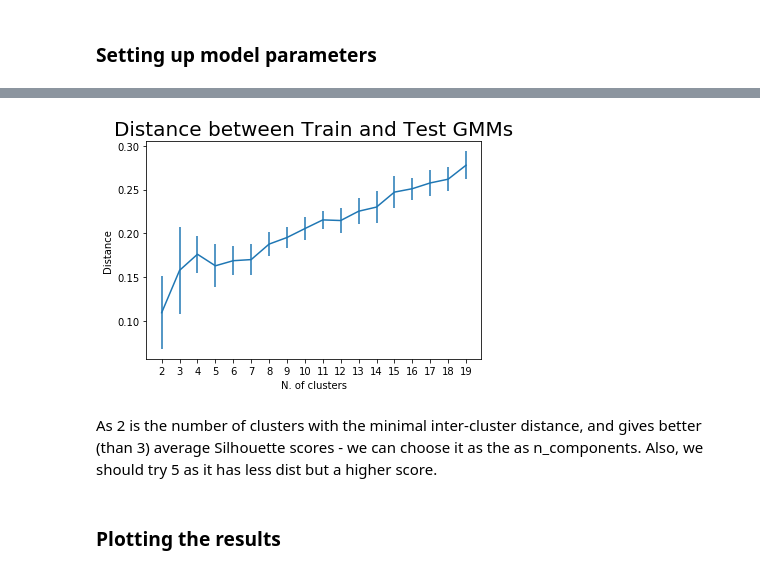
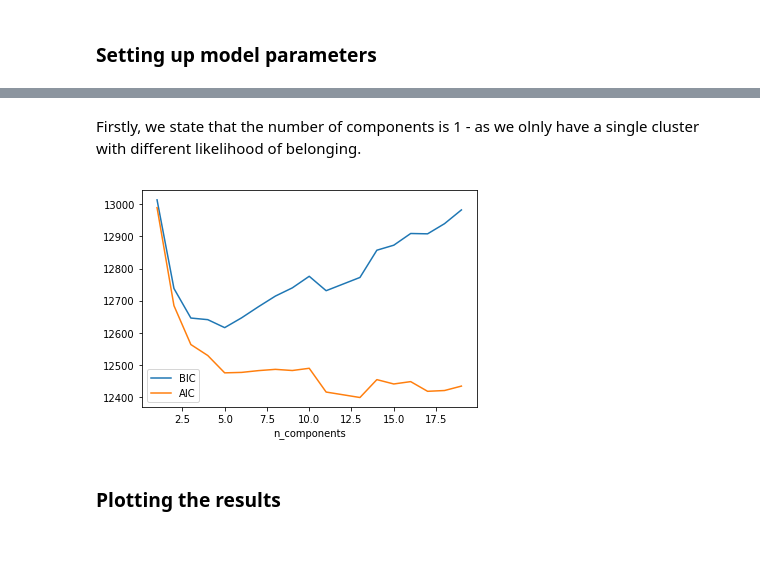
Before and after one commit to LAnastasiia/unsupervised_learning_task, a Jupyter notebook: unsupervised_learning.ipynb, the cells around one changed output, grey strips where cells are left out. Drawn from its saved outputs; the diff is of its cells as text; code cells hidden in the pictures; blank space fills up the shorter version.

```diff
--- a/unsupervised_learning.ipynb
+++ b/unsupervised_learning.ipynb
@@ -392,45 +373,0 @@ From the plot of Silhouette Score distribution for different numbers of clusters
-# %%
-# Next code from https://github.com/vlavorini/ClusterCardinality/blob/master/Cluster%20Cardinality.ipynb
-
-# Courtesy of https://stackoverflow.com/questions/26079881/kl-divergence-of-two-gmms. Here the difference is that we take the squared root, so it's a proper metric
-
-def gmm_js(gmm_p, gmm_q, n_samples=10**5):
-    X = gmm_p.sample(n_samples)[0]
-    log_p_X = gmm_p.score_samples(X)
-    log_q_X = gmm_q.score_samples(X)
-    log_mix_X = np.logaddexp(log_p_X, log_q_X)
-
-    Y = gmm_q.sample(n_samples)[0]
-    log_p_Y = gmm_p.score_samples(Y)
-    log_q_Y = gmm_q.score_samples(Y)
-    log_mix_Y = np.logaddexp(log_p_Y, log_q_Y)
-
-    return np.sqrt((log_p_X.mean() - (log_mix_X.mean() - np.log(2))
-            + log_q_Y.mean() - (log_mix_Y.mean() - np.log(2))) / 2)
-
-
-iterations=20
-results=[]
-res_sigs=[]
-for n in n_clusters:
-    dist=[]
-
-    for iteration in range(iterations):
-        train, test=train_test_split(X, test_size=0.5)
-
-        gmm_train=GaussianMixture(n, n_init=2).fit(train)
-        gmm_test=GaussianMixture(n, n_init=2).fit(test)
-        dist.append(gmm_js(gmm_train, gmm_test))
-    result=np.mean(np.array(dist))
-    res_sig=np.std(np.array(dist))
-    results.append(result)
-    res_sigs.append(res_sig)
-
-plt.errorbar(n_clusters, results, yerr=res_sigs)
-plt.title("Distance between Train and Test GMMs", fontsize=20)
-plt.xticks(n_clusters)
-plt.xlabel("N. of clusters")
-plt.ylabel("Distance")
-plt.show()
-# %% [output]
-[figure, removed]
@@ -442,2 +374,15 @@ score = gm.score_samples(X_test)
-# %% [markdown]
-As 2 is the number of clusters with the minimal inter-cluster distance, and gives better (than 3) average Silhouette scores - we can choose it as the as n_components. Also, we should try 5 as it has less dist but a higher score.
+# %% [markdown]
+Firstly, we state that the number of components is 1 - as we olnly have a single cluster with different likelihood of belonging.
+# %%
+# using
+
+try_n = range(1, 20)
+models = [GaussianMixture(n_components=n,
+                          covariance_type='full',
+                          random_state=0).fit(X) for n in try_n]
+plt.plot(try_n, [m.bic(X) for m in models], label='BIC')
+plt.plot(try_n, [m.aic(X) for m in models], label='AIC')
+plt.legend(loc='best')
+plt.xlabel('n_components');
+# %% [output]
+[figure, added]
```
Also changed, not shown: parts of 17 cells of this notebook.
